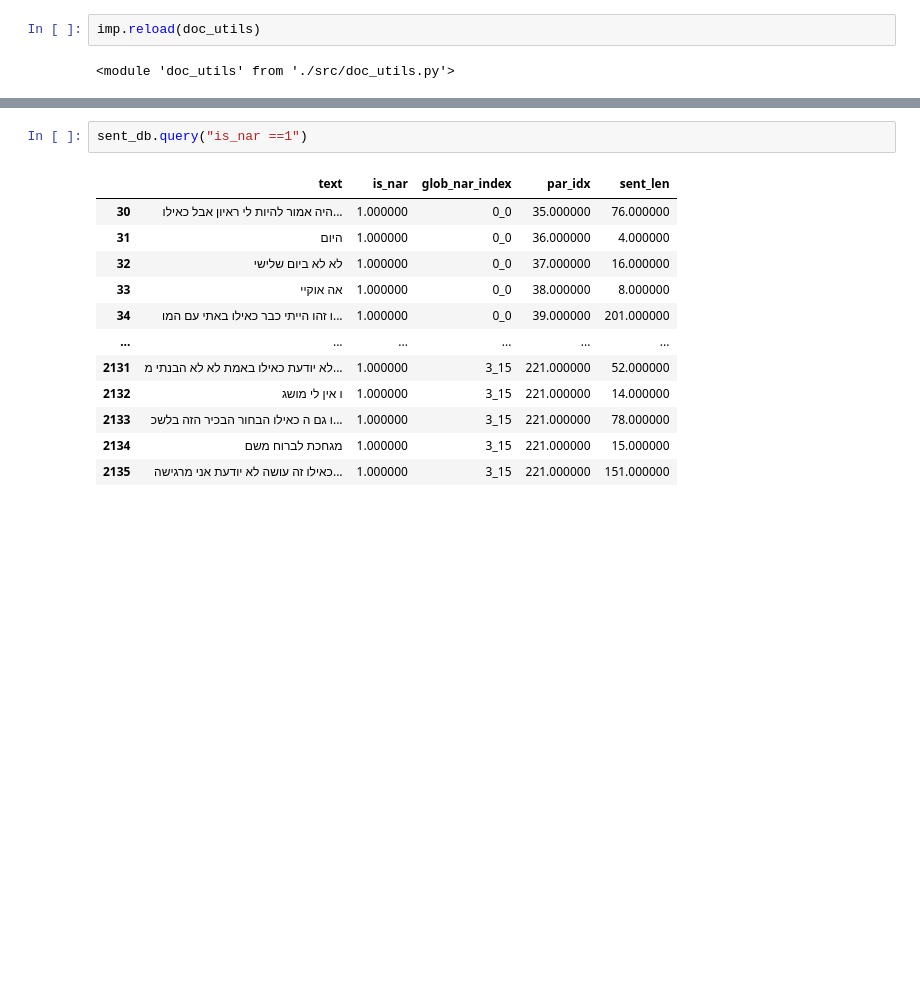
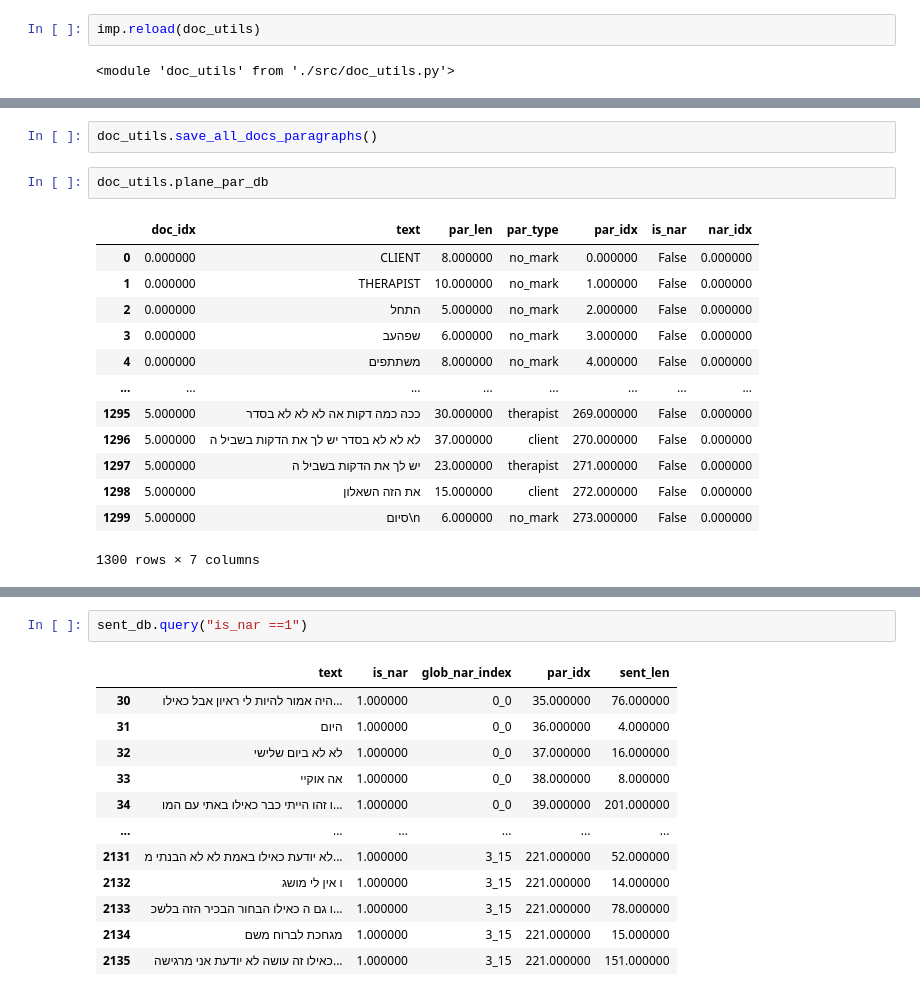
Before and after one commit to Sofy34/personal_strudy, a Jupyter notebook: thesis/01_initial_file.ipynb, the cells around one changed output, grey strips where cells are left out. Saved outputs shown, nothing was run; the diff lists cells and outputs as text; blank space fills up the shorter version.

Commit message:
build plane paragraph DB, move DBs to be global inside doc utils

```diff
--- a/thesis/01_initial_file.ipynb
+++ b/thesis/01_initial_file.ipynb
@@ -25,0 +29,18 @@ doc_db_columns = ['path','file_name','client_tag','therapist_tag','num_par']
+# %%
+doc_utils.save_all_docs_paragraphs()
+# %%
+doc_utils.plane_par_db
+# %% [output]
+|  | doc_idx | text | par_len | par_type | par_idx | is_nar | nar_idx |
+| 0 | 0.000000 | CLIENT | 8.000000 | no_mark | 0.000000 | False | 0.000000 |
+| 1 | 0.000000 | THERAPIST | 10.000000 | no_mark | 1.000000 | False | 0.000000 |
+| 2 | 0.000000 | התחל | 5.000000 | no_mark | 2.000000 | False | 0.000000 |
+| 3 | 0.000000 | שפהעב | 6.000000 | no_mark | 3.000000 | False | 0.000000 |
+| 4 | 0.000000 | משתתפים | 8.000000 | no_mark | 4.000000 | False | 0.000000 |
+| ... | ... | ... | ... | ... | ... | ... | ... |
+| 1295 | 5.000000 | ככה כמה דקות אה לא לא לא בסדר | 30.000000 | therapist | 269.000000 | False | 0.000000 |
+| 1296 | 5.000000 | לא לא לא בסדר יש לך את הדקות בשביל ה | 37.000000 | client | 270.000000 | False | 0.000000 |
+| 1297 | 5.000000 | יש לך את הדקות בשביל ה | 23.000000 | therapist | 271.000000 | False | 0.000000 |
+| 1298 | 5.000000 | את הזה השאלון | 15.000000 | client | 272.000000 | False | 0.000000 |
+| 1299 | 5.000000 | סיום\n | 6.000000 | no_mark | 273.000000 | False | 0.000000 |
+1300 rows × 7 columns
```
Also changed, not shown: parts of 26 cells of this notebook, 1 other file.
